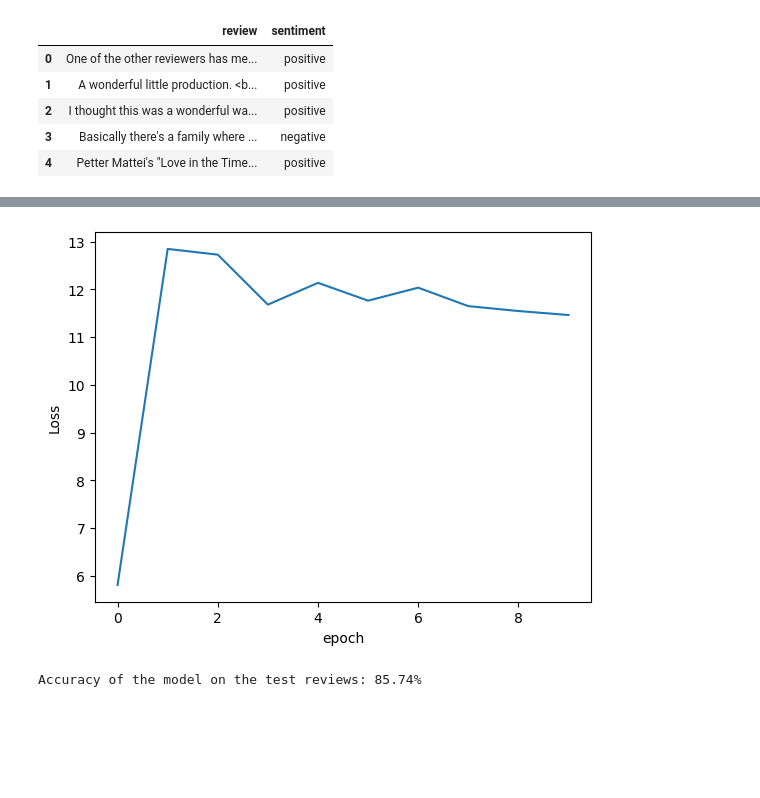
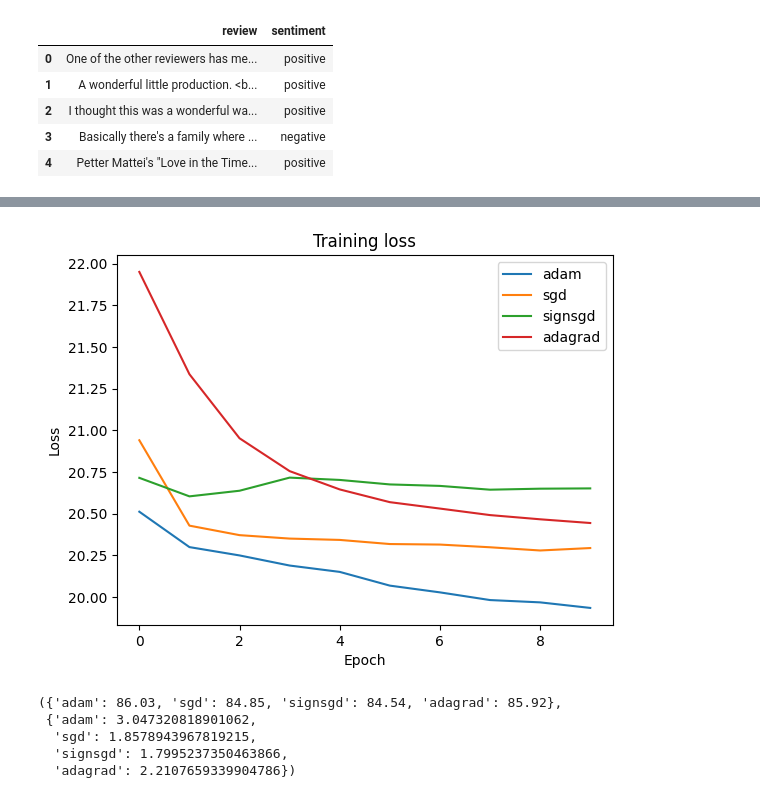
Before and after one commit to martintefra/Optimizer, a Jupyter notebook: bin-classification/index.ipynb, the cells around one changed output, grey strips where cells are left out. Saved outputs shown, nothing was run; the diff lists cells and outputs as text; code cells hidden in the pictures; blank space fills up the shorter version.

```diff
--- a/bin-classification/index.ipynb
+++ b/bin-classification/index.ipynb
@@ -149,0 +139,26 @@ Finished Training
+# %%
+optimizers = ["adam", "sgd", "signsgd", "adagrad"]
+
+losses_per_optimizer = {}
+execution_times_per_optimizer = {}
+accuracies_per_optimizer = {}
+
+for optimizer in optimizers:
+    model, losses, avg_epoch_time = train_with_optimizer(model, optimizer, train_loader)
+
+    losses_per_optimizer[optimizer] = losses
+    execution_times_per_optimizer[optimizer] = avg_epoch_time
+
+    model.eval()
+    with torch.no_grad():
+        correct = 0
+        total = 0
+        for reviews, labels in test_loader:
+            outputs = model(reviews)
+            predicted = (outputs.squeeze() > 0.5).float()
+            total += labels.size(0)
+            correct += (predicted == labels).sum().item()
+
+        print(f'Accuracy of the network on the {total} test reviews: {100 * correct / total} %')
+
+    accuracies_per_optimizer[optimizer] = 100 * correct / total
@@ -150,24 +183,20 @@ Finished Training
 # %%
-# plot the loss
 import matplotlib.pyplot as plt
-plt.plot(losses)
-plt.ylabel('Loss')
-plt.xlabel('epoch')
-plt.show()
+
+# plot for each optimizer
+for optimizer_name, losses in losses_per_optimizer.items():
+    plt.plot(losses, label=optimizer_name)
+    plt.xlabel('Epoch')
+    plt.ylabel('Loss')
+    plt.title('Training loss')
+    plt.legend()
 # %% [output]
-[figure, old version]
+[figure, new version]
-# %%
-# validation and testing
-model.eval()
-with torch.no_grad():
-    correct = 0
-    total = 0
-    for reviews, labels in test_loader:
-        outputs = model(reviews)
-        predicted = (outputs.squeeze() > 0.5).float()
-        total += labels.size(0)
-        correct += (predicted == labels).sum().item()
-
-    print(f'Accuracy of the model on the test reviews: {100 * correct / total}%')
-# %% [output]
-Accuracy of the model on the test reviews: 85.74%
+# %%
+accuracies_per_optimizer, execution_times_per_optimizer
+# %% [output]
+({'adam': 86.03, 'sgd': 84.85, 'signsgd': 84.54, 'adagrad': 85.92},
+ {'adam': 3.047320818901062,
+  'sgd': 1.8578943967819215,
+  'signsgd': 1.7995237350463866,
+  'adagrad': 2.2107659339904786})
```
Also changed, not shown: parts of 2 cells of this notebook.
